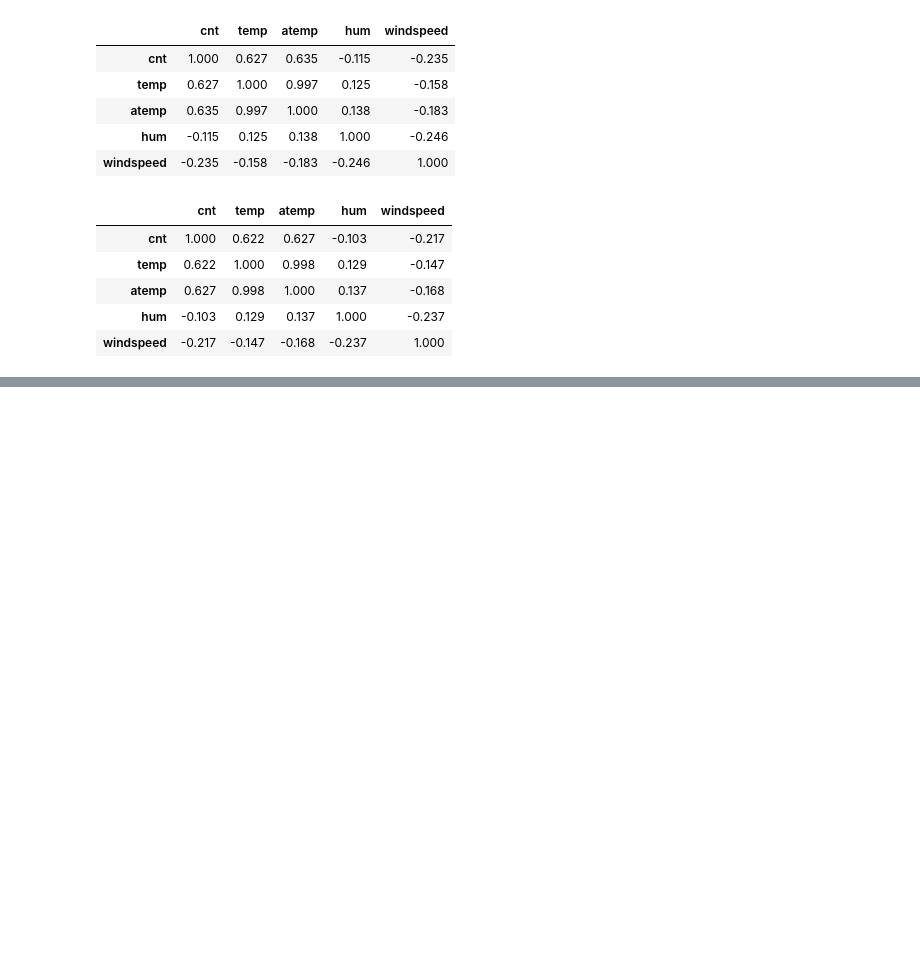
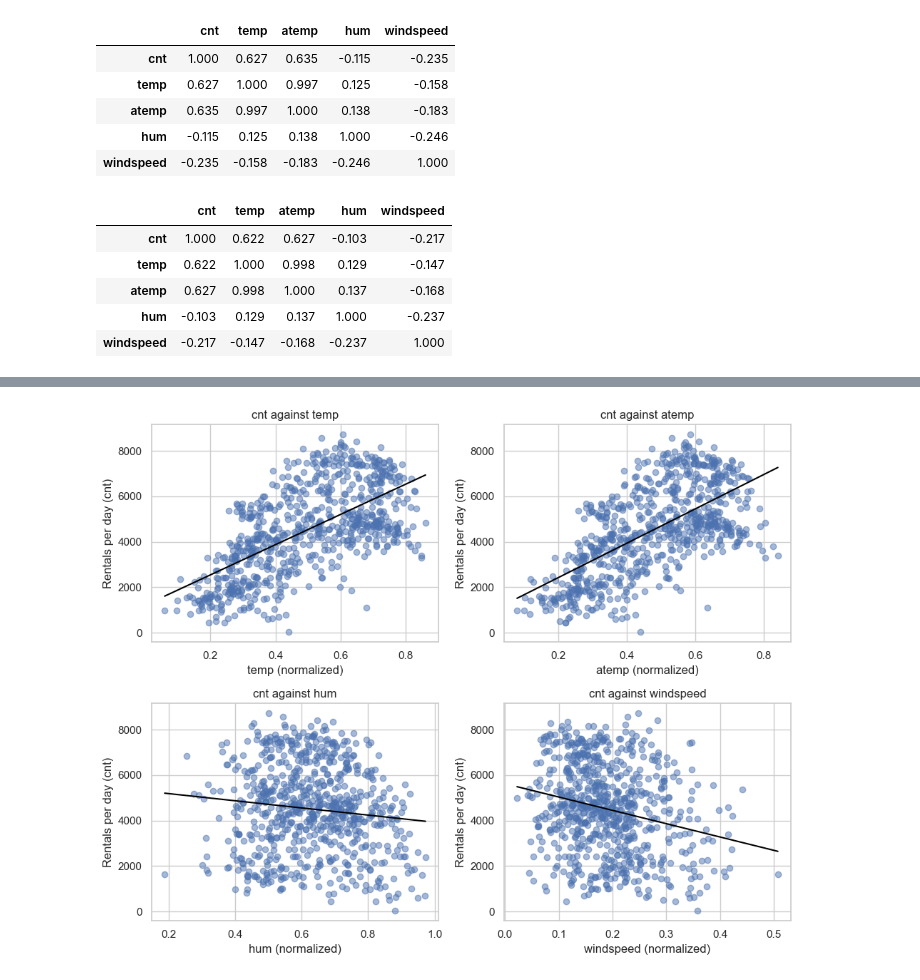
Before and after one commit to husnaaydn/bike-sharing-eda-project, a Jupyter notebook: bike_sharing_project.ipynb, the cells around one changed output, grey strips where cells are left out. Cells and saved outputs as stored; diff of their text form; code cells hidden in the pictures; blank space fills up the shorter version.

```diff
--- a/bike_sharing_project.ipynb
+++ b/bike_sharing_project.ipynb
@@ -1277,0 +1286,17 @@ df[numeric].corr(method="spearman").round(3)
+# %%
+weather = ["temp", "atemp", "hum", "windspeed"]
+# %%
+fig, axes = plt.subplots(2, 2, figsize=(10, 8))
+for ax, col in zip(axes.flat, weather):
+    pair = df[[col, "cnt"]].dropna()
+    slope, intercept, r, p_value, se = stats.linregress(pair[col], pair["cnt"])
+    ax.scatter(pair[col], pair["cnt"], alpha=0.5)
+    x = np.linspace(pair[col].min(), pair[col].max(), 50)
+    ax.plot(x, intercept + slope * x, color="black")
+    ax.set_xlabel(col + " (normalized)")
+    ax.set_ylabel("Rentals per day (cnt)")
+    ax.set_title("cnt against " + col)
+fig.tight_layout()
+plt.show()
+# %% [output]
+[figure, added]
```
Also changed, not shown: parts of 8 cells of this notebook.
